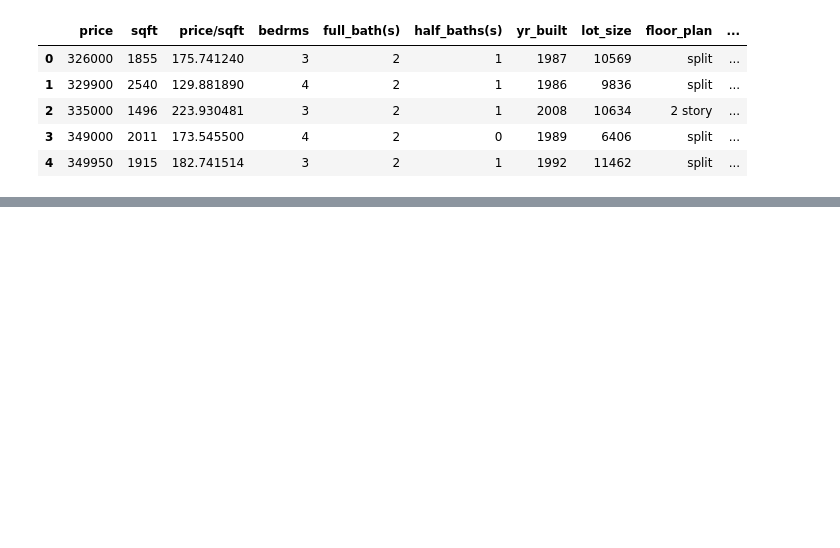
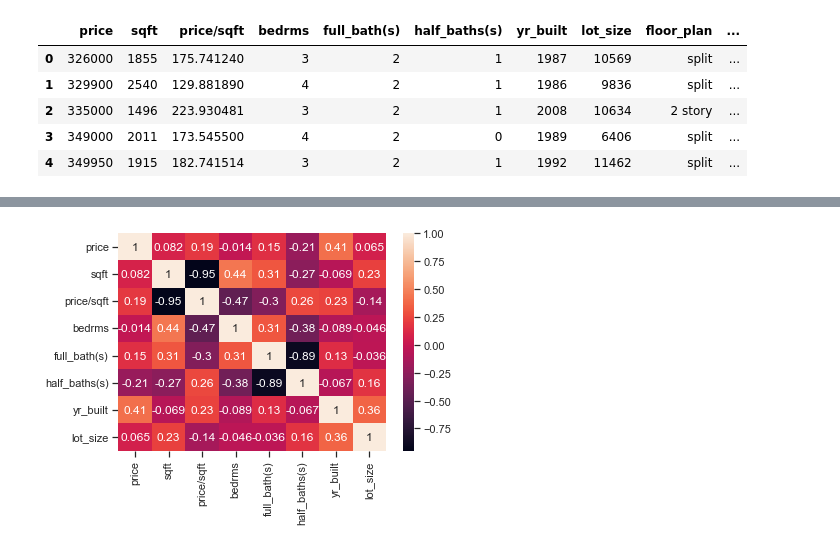
Before and after one commit to protovici/Data-Sciences, a Jupyter notebook: Real Estate/selling_metrics.ipynb, the cells around one changed output, grey strips where cells are left out. Cells and saved outputs as stored; diff of their text form; code cells hidden in the pictures; blank space fills up the shorter version.

```diff
--- a/Real Estate/selling_metrics.ipynb
+++ b/Real Estate/selling_metrics.ipynb
@@ -57,3 +52,23 @@ def sqft_grouping(b):
         return 'under'
 
 df['sqft_over_2000'] = df.apply(sqft_grouping, axis =1)
+
+# Group lot size that is over 10000:
+def lot_size_grouping(c):
+    if c['lot_size'] >= 9999.999999999999:
+        return 'over'
+
+    else:
+        return 'under'
+
+df['lot_size_over_10000'] = df.apply(lot_size_grouping, axis =1)
+
+# Nana type grouping:
+def similar_house(d):
+    if ((d['floor_plan'] == 'split') and (d['bsmnt_type'] == 'unfinished') and (d['sqft_over_2000'] == 'under')):
+        return 'Nana Type'
+
+    else:
+        return 'Other'
+
+df['same_type'] = df.apply(similar_house, axis =1)
@@ -84,0 +87,6 @@ sns.pairplot(df, hue="species")
+# %%
+corrMatrix = df.corr()
+sns.heatmap(corrMatrix, annot=True)
+plt.show()
+# %% [output]
+[figure, added]
```
Also changed, not shown: parts of 4 cells of this notebook.
